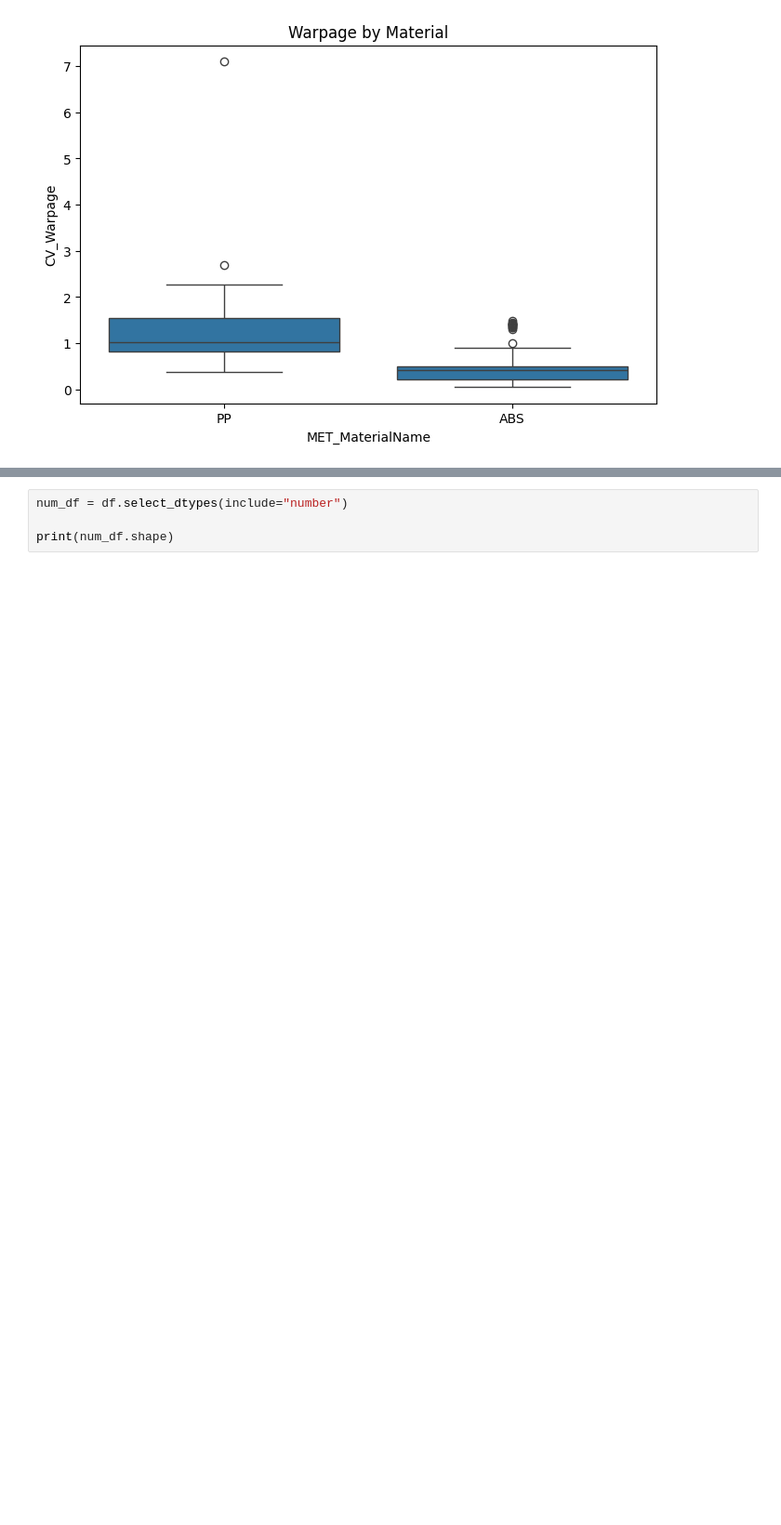
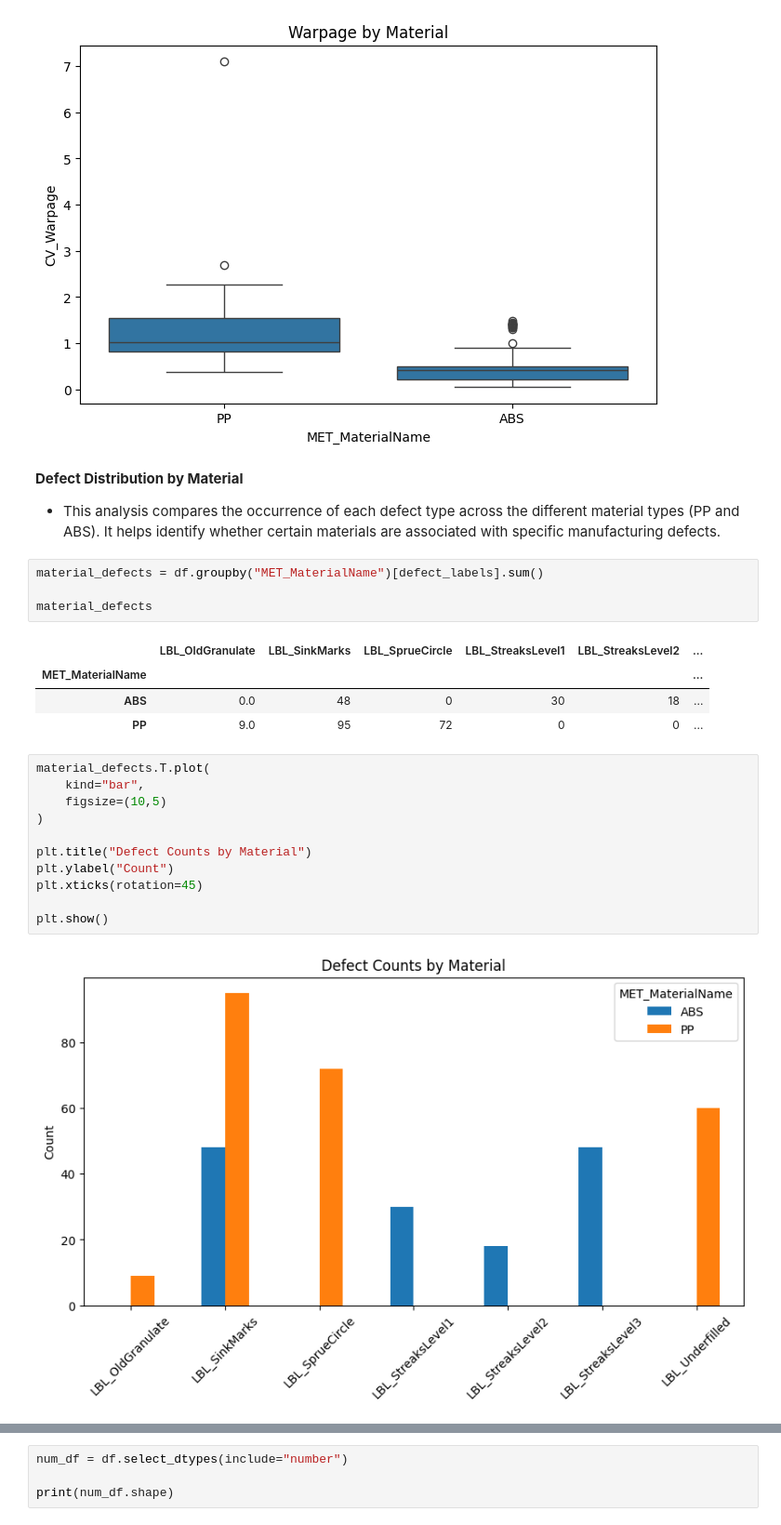
Before and after one commit to chirakar/Task3, a Jupyter notebook: EDA.ipynb, the cells around one changed output, grey strips where cells are left out. Shown at 93% size. Drawn from its saved outputs; the diff is of its cells as text; blank space fills up the shorter version.

```diff
--- a/EDA.ipynb
+++ b/EDA.ipynb
@@ -173,3 +244,29 @@ plt.title("Warpage by Material")
 plt.show()
 # %% [output]
 [figure]
+# %% [markdown]
+**Defect Distribution by Material**
+
+- This analysis compares the occurrence of each defect type across the different material types (PP and ABS). It helps identify whether certain materials are associated with specific manufacturing defects.
+# %%
+material_defects = df.groupby("MET_MaterialName")[defect_labels].sum()
+
+material_defects
+# %% [output]
+|  | LBL_OldGranulate | LBL_SinkMarks | LBL_SprueCircle | LBL_StreaksLevel1 | LBL_StreaksLevel2 | ... |
+| MET_MaterialName |  |  |  |  |  | ... |
+| ABS | 0.0 | 48 | 0 | 30 | 18 | ... |
+| PP | 9.0 | 95 | 72 | 0 | 0 | ... |
+# %%
+material_defects.T.plot(
+    kind="bar",
+    figsize=(10,5)
+)
+
+plt.title("Defect Counts by Material")
+plt.ylabel("Count")
+plt.xticks(rotation=45)
+
+plt.show()
+# %% [output]
+[figure, added]
```
Also changed, not shown: parts of 21 cells of this notebook, 1 other file.
